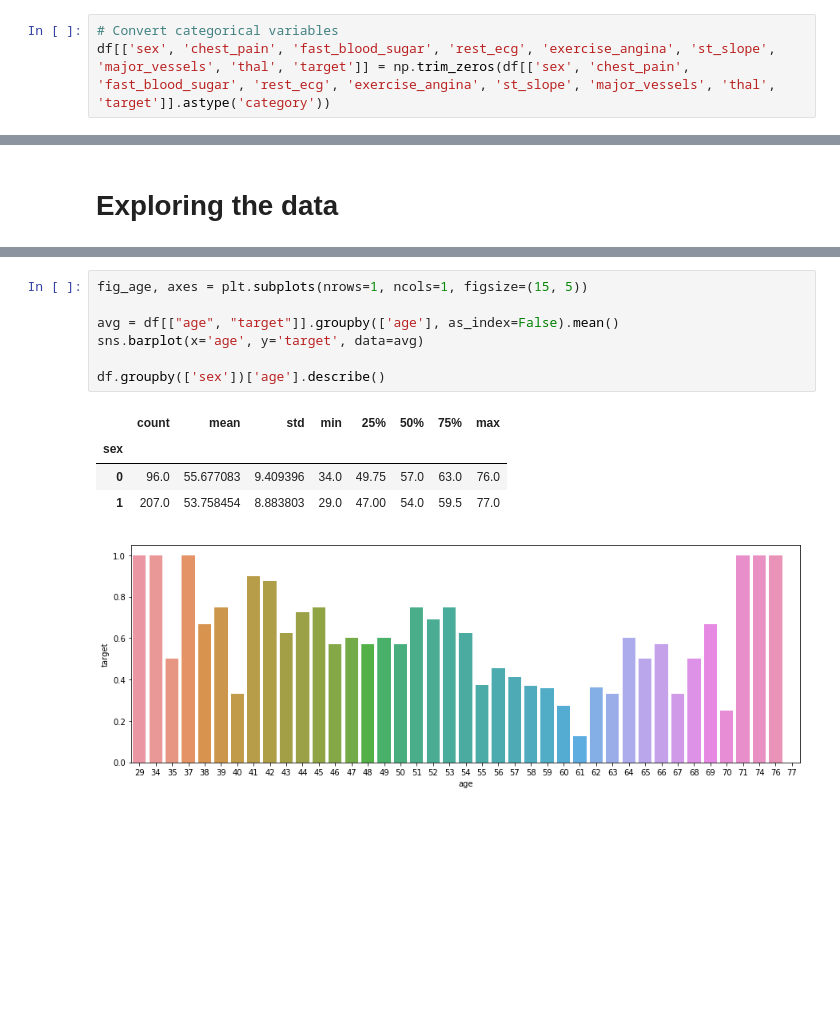
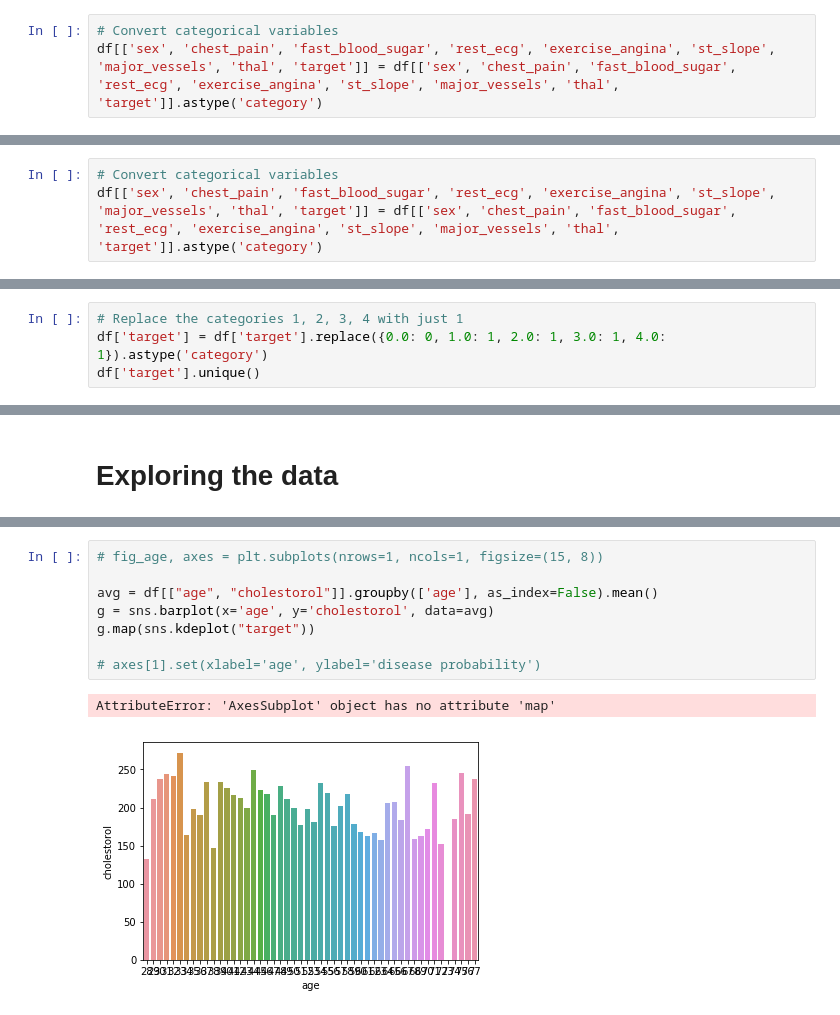
Before and after one commit to dimitraz/medical-data, a Jupyter notebook: Data Wrangling.ipynb, the cells around one changed output, grey strips where cells are left out. Cells and saved outputs as stored; diff of their text form; blank space fills up the shorter version.

Commit message:
Modify target variable, add rows seaborn plots for columns

```diff
--- a/Data Wrangling.ipynb
+++ b/Data Wrangling.ipynb
@@ -26,3 +36,3 @@ df.head(5)
 # %%
 # Convert categorical variables
-df[['sex', 'chest_pain', 'fast_blood_sugar', 'rest_ecg', 'exercise_angina', 'st_slope', 'major_vessels', 'thal', 'target']] = np.trim_zeros(df[['sex', 'chest_pain', 'fast_blood_sugar', 'rest_ecg', 'exercise_angina', 'st_slope', 'major_vessels', 'thal', 'target']].astype('category'))
+df[['sex', 'chest_pain', 'fast_blood_sugar', 'rest_ecg', 'exercise_angina', 'st_slope', 'major_vessels', 'thal', 'target']] = df[['sex', 'chest_pain', 'fast_blood_sugar', 'rest_ecg', 'exercise_angina', 'st_slope', 'major_vessels', 'thal', 'target']].astype('category')
@@ -199,6 +186,9 @@ major_vessels          0
 thal                   0
 target                 0
 dtype: int64
+# %%
+# Convert categorical variables
+df[['sex', 'chest_pain', 'fast_blood_sugar', 'rest_ecg', 'exercise_angina', 'st_slope', 'major_vessels', 'thal', 'target']] = df[['sex', 'chest_pain', 'fast_blood_sugar', 'rest_ecg', 'exercise_angina', 'st_slope', 'major_vessels', 'thal', 'target']].astype('category')
 # %% [markdown]
 ## Categorical variables
 # %%
@@ -230,0 +221,4 @@ target
+# %%
+# Replace the categories 1, 2, 3, 4 with just 1
+df['target'] = df['target'].replace({0.0: 0, 1.0: 1, 2.0: 1, 3.0: 1, 4.0: 1}).astype('category')
+df['target'].unique()
@@ -308,13 +371,11 @@ ax[1].set(xlabel='Sex', ylabel='Heart Disease')
 # %%
-fig_age, axes = plt.subplots(nrows=1, ncols=1, figsize=(15, 5))
+# fig_age, axes = plt.subplots(nrows=1, ncols=1, figsize=(15, 8))
 
-avg = df[["age", "target"]].groupby(['age'], as_index=False).mean()
-sns.barplot(x='age', y='target', data=avg)
+avg = df[["age", "cholestorol"]].groupby(['age'], as_index=False).mean()
+g = sns.barplot(x='age', y='cholestorol', data=avg)
+g.map(sns.kdeplot("target"))
 
-df.groupby(['sex'])['age'].describe()
+# axes[1].set(xlabel='age', ylabel='disease probability')
 # %% [output]
-|  | count | mean | std | min | 25% | 50% | 75% | max |
-| sex |  |  |  |  |  |  |  |  |
-| 0 | 96.0 | 55.677083 | 9.409396 | 34.0 | 49.75 | 57.0 | 63.0 | 76.0 |
-| 1 | 207.0 | 53.758454 | 8.883803 | 29.0 | 47.00 | 54.0 | 59.5 | 77.0 |
+AttributeError: 'AxesSubplot' object has no attribute 'map'
-[figure, old version]
+[figure, new version]
```
Also changed, not shown: parts of 27 cells of this notebook.
